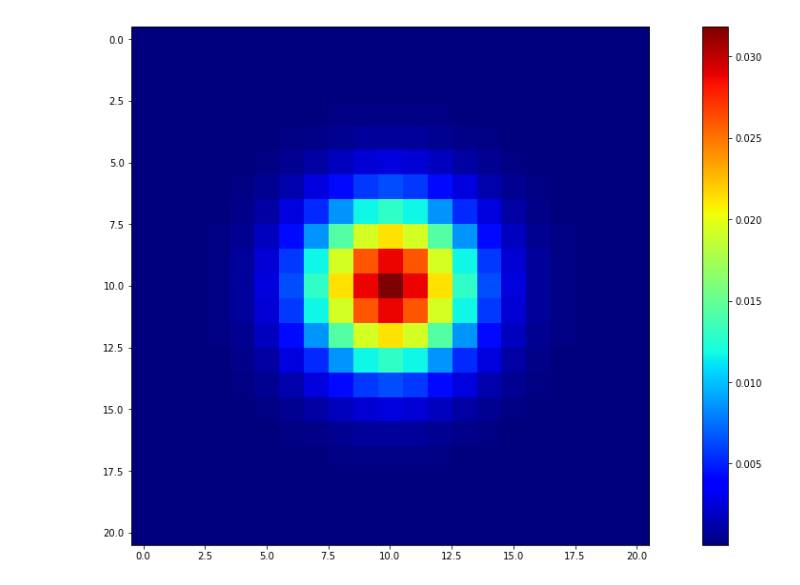
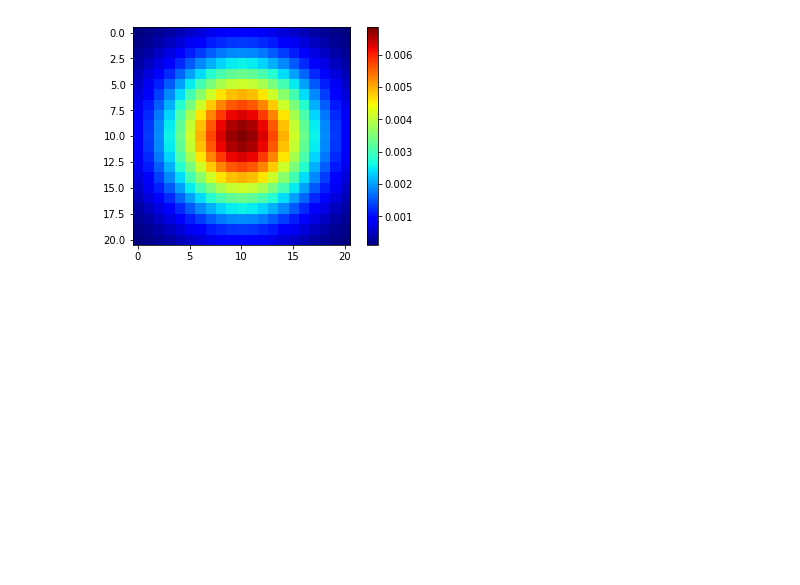
Before and after one commit to olayasturias/uw_img_sim, a Jupyter notebook: nodes/Untitled.ipynb, the cells around one changed output. Cells and saved outputs as stored; diff of their text form; code cells hidden in the pictures; blank space fills up the shorter version.

Commit message:
generating custom gaussian kernel

```diff
--- a/nodes/Untitled.ipynb
+++ b/nodes/Untitled.ipynb
@@ -30,23 +31,23 @@ plt.hist(depthimg.ravel(),np.amax(depthimg),[0,np.amax(depthimg)]); plt.show()
 # %%
 # http://subsurfwiki.org/wiki/Gaussian_filter
-def gaussian_kernel(size, size_y=None):
-    size = int(size)
+def gaussian_kernel(size = 10, size_y=None, sigma = 6):
+    size = int(size/2)
     if not size_y:
         size_y = size
     else:
         size_y = int(size_y)
     x, y = np.mgrid[-size:size+1, -size_y:size_y+1]
-    g = np.exp(-(x**2/float(size)+y**2/float(size_y)))
+    g = np.exp(-(x**2/float(2*sigma**2)+y**2/float(2*sigma**2)))
     return g / g.sum()
 
 # Make the Gaussian by calling the function
-gaussian_kernel_array = gaussian_kernel(10)
+gaussian_kernel_array = gaussian_kernel(size = 20, sigma = 5)
 
 plt.imshow(gaussian_kernel_array, cmap=plt.get_cmap('jet'), interpolation='nearest')
 plt.colorbar()
 plt.show()
 # %% [output]
-[figure, old version]
+[figure, new version]
 # %%
 # https://nbviewer.jupyter.org/github/mroberts3000/GpuComputing/blob/master/IPython/GaussianBlur.ipynb
 import scipy
```
Also changed, not shown: parts of 9 cells of this notebook.
